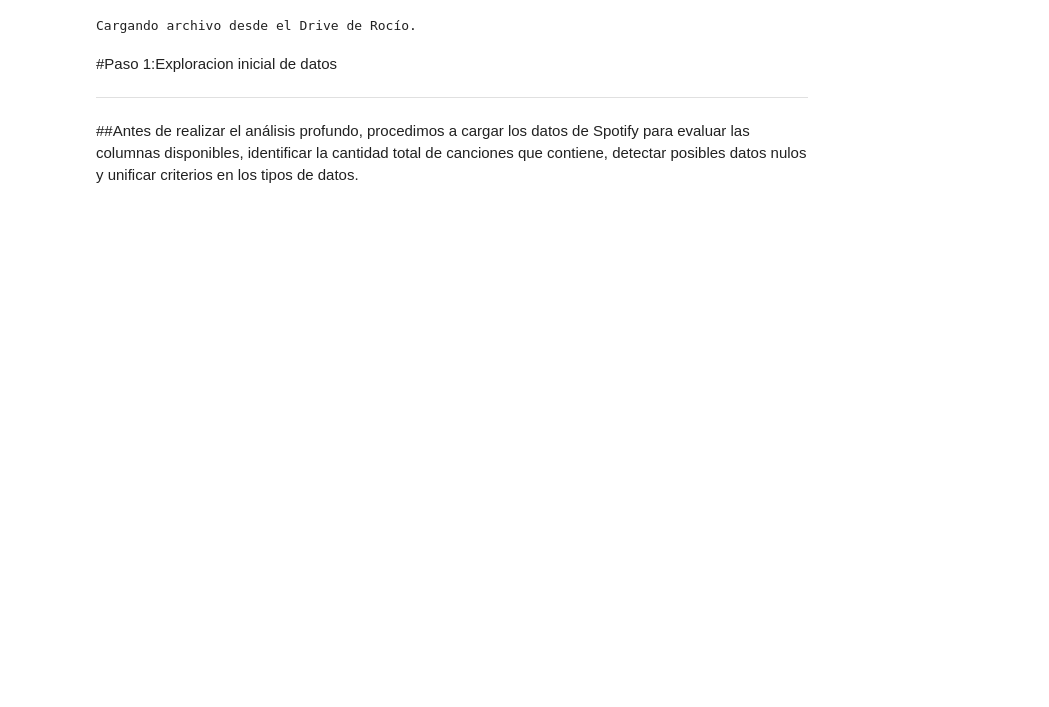
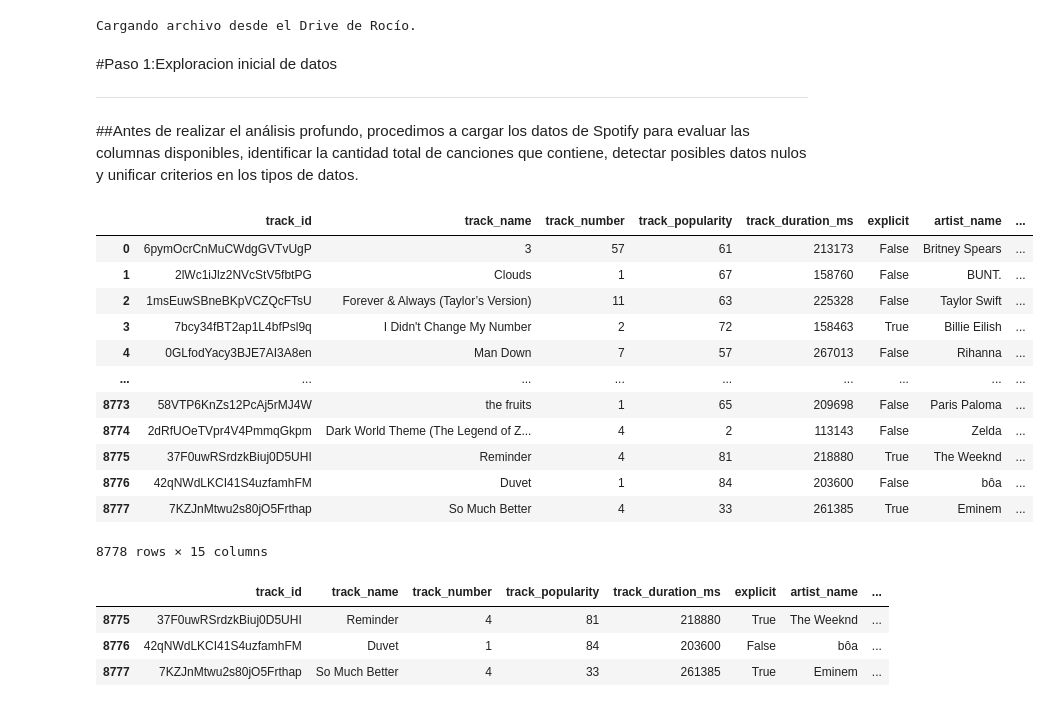
Before and after one commit to OjedaRocio/TP-Grupal-Laboratorio-2C-2026, a Jupyter notebook: TP_Grupal.ipynb, the cells around one changed output. Cells and saved outputs as stored; diff of their text form; code cells hidden in the pictures; blank space fills up the shorter version.

```diff
--- a/TP_Grupal.ipynb
+++ b/TP_Grupal.ipynb
@@ -45,11 +39,17 @@ df_spotify = pd.read_csv(ruta_archivo)
 # %%
 import os
+import pandas as pd
+import numpy as np
+import matplotlib.pyplot as plt
+import seaborn as sns
 
 # Definimos las rutas posibles para cada integrante del equipo o entorno
 RUTA_LOCAL_COLAB = '/content/track_data_final.csv'
 RUTA_DRIVE_ROCIO = '/content/drive/MyDrive/track_data_final.csv'
-# Tu compañera puede añadir aquí su propia ruta personalizada si la tiene organizada de otra forma
-RUTA_DRIVE_COMPANERA = '/content/drive/MyDrive/Compartido/track_data_final.csv'
+#ACA DEBEN DE CAMBIAR EL LINK DIRECTO A SU DRIVE, DESDE ARCHIVOS ABREN DRIVE BUSCAN EL DATA Y EN LOS TRES PUNTOS COPIAR RUTA DE ACCESO.
+RUTA_DRIVE_VALENTINA = '/content/drive/MyDrive/Compartido/track_data_final.csv'
+RUTA_DRIVE_HILDA = '/content/drive/MyDrive/Compartido/track_data_final.csv'
+RUTA_DRIVE_TANIA = '/content/drive/MyDrive/Compartido/track_data_final.csv'
 
 # El código intenta elegir automáticamente la ruta que esté disponible en el entorno actual
 if os.path.exists(RUTA_LOCAL_COLAB):
@@ -58,9 +58,15 @@ if os.path.exists(RUTA_LOCAL_COLAB):
 elif os.path.exists(RUTA_DRIVE_ROCIO):
     ruta_activa = RUTA_DRIVE_ROCIO
     print("Cargando archivo desde el Drive de Rocío.")
-elif os.path.exists(RUTA_DRIVE_COMPANERA):
-    ruta_activa = RUTA_DRIVE_COMPANERA
-    print("Cargando archivo desde el Drive de tu compañera.")
+elif os.path.exists(RUTA_DRIVE_VALENTINA):
+    ruta_activa = RUTA_DRIVE_VALENTINA
+    print("Cargando archivo desde el Drive de tu Valentina.")
+elif os.path.exists(RUTA_DRIVE_HILDA):
+    ruta_activa = RUTA_DRIVE_HILDA
+    print("Cargando archivo desde el Drive de tu Hilda.")
+elif os.path.exists(RUTA_DRIVE_TANIA):
+    ruta_activa = RUTA_DRIVE_TANIA
+    print("Cargando archivo desde el Drive de tu Tania.")
 else:
     # Ruta de respaldo por si acaso
     ruta_activa = RUTA_LOCAL_COLAB
@@ -78,3 +84,28 @@ Cargando archivo desde el Drive de Rocío.
 
 
 ##Antes de realizar el análisis profundo, procedimos a cargar los datos de Spotify para evaluar las columnas disponibles, identificar la cantidad total de canciones que contiene, detectar posibles datos nulos y unificar criterios en los tipos de datos.
+# %%
+#Visualizamos todo el data que tenemos.
+df_spotify
+# %% [output]
+|  | track_id | track_name | track_number | track_popularity | track_duration_ms | explicit | artist_name | ... |
+| 0 | 6pymOcrCnMuCWdgGVTvUgP | 3 | 57 | 61 | 213173 | False | Britney Spears | ... |
+| 1 | 2lWc1iJlz2NVcStV5fbtPG | Clouds | 1 | 67 | 158760 | False | BUNT. | ... |
+| 2 | 1msEuwSBneBKpVCZQcFTsU | Forever & Always (Taylor’s Version) | 11 | 63 | 225328 | False | Taylor Swift | ... |
+| 3 | 7bcy34fBT2ap1L4bfPsl9q | I Didn't Change My Number | 2 | 72 | 158463 | True | Billie Eilish | ... |
+| 4 | 0GLfodYacy3BJE7AI3A8en | Man Down | 7 | 57 | 267013 | False | Rihanna | ... |
+| ... | ... | ... | ... | ... | ... | ... | ... | ... |
+| 8773 | 58VTP6KnZs12PcAj5rMJ4W | the fruits | 1 | 65 | 209698 | False | Paris Paloma | ... |
+| 8774 | 2dRfUOeTVpr4V4PmmqGkpm | Dark World Theme (The Legend of Z... | 4 | 2 | 113143 | False | Zelda | ... |
+| 8775 | 37F0uwRSrdzkBiuj0D5UHI | Reminder | 4 | 81 | 218880 | True | The Weeknd | ... |
+| 8776 | 42qNWdLKCI41S4uzfamhFM | Duvet | 1 | 84 | 203600 | False | bôa | ... |
+| 8777 | 7KZJnMtwu2s80jO5Frthap | So Much Better | 4 | 33 | 261385 | True | Eminem | ... |
+8778 rows × 15 columns
+# %%
+#visualizamos los ultimos 3 datos.
+df_spotify.tail(3)
+# %% [output]
+|  | track_id | track_name | track_number | track_popularity | track_duration_ms | explicit | artist_name | ... |
+| 8775 | 37F0uwRSrdzkBiuj0D5UHI | Reminder | 4 | 81 | 218880 | True | The Weeknd | ... |
+| 8776 | 42qNWdLKCI41S4uzfamhFM | Duvet | 1 | 84 | 203600 | False | bôa | ... |
+| 8777 | 7KZJnMtwu2s80jO5Frthap | So Much Better | 4 | 33 | 261385 | True | Eminem | ... |
```
Also changed, not shown: parts of 6 cells of this notebook.
